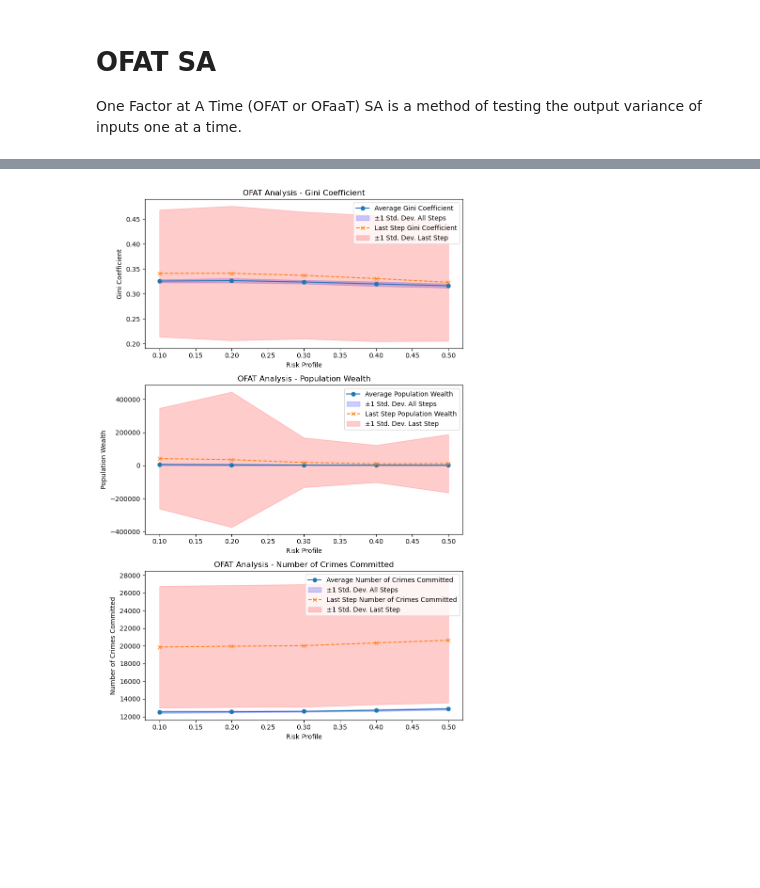
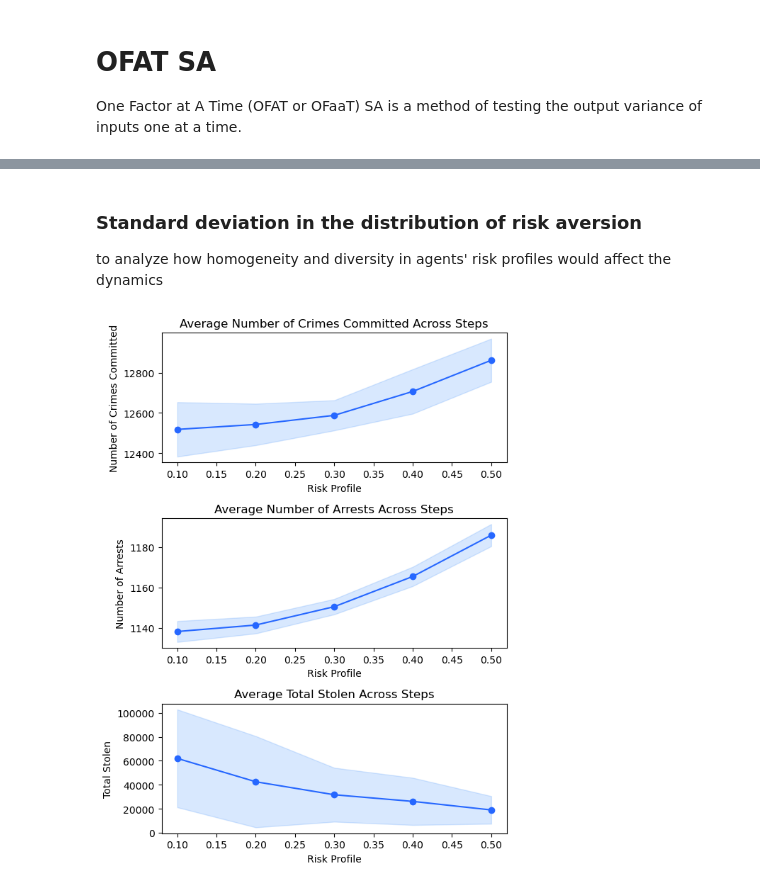
Before and after one commit to nabilasiregar/abm-project, a Jupyter notebook: notebooks/sensitivity_analysis.ipynb, the cells around one changed output, grey strips where cells are left out. Saved outputs shown, nothing was run; the diff lists cells and outputs as text; code cells hidden in the pictures; blank space fills up the shorter version.

```diff
--- a/notebooks/sensitivity_analysis.ipynb
+++ b/notebooks/sensitivity_analysis.ipynb
@@ -22,4 +29,7 @@ plot_ofat_analysis(data, 'sentence_length', 'Sentence Length', 'OFAT Analysis')
+# %% [markdown]
+### Standard deviation in the distribution of risk aversion
+to analyze how homogeneity and diversity in agents' risk profiles would affect the dynamics
 # %%
-plot_ofat_analysis(data, 'risk_aversion_std', 'Risk Profile', 'OFAT Analysis')
+plot_average_all_steps(data, 'risk_aversion_std', 'Risk Profile')
 # %% [output]
-[figure, old version]
+[figure, new version]
```
Also changed, not shown: parts of 6 cells of this notebook, 2 other files.
